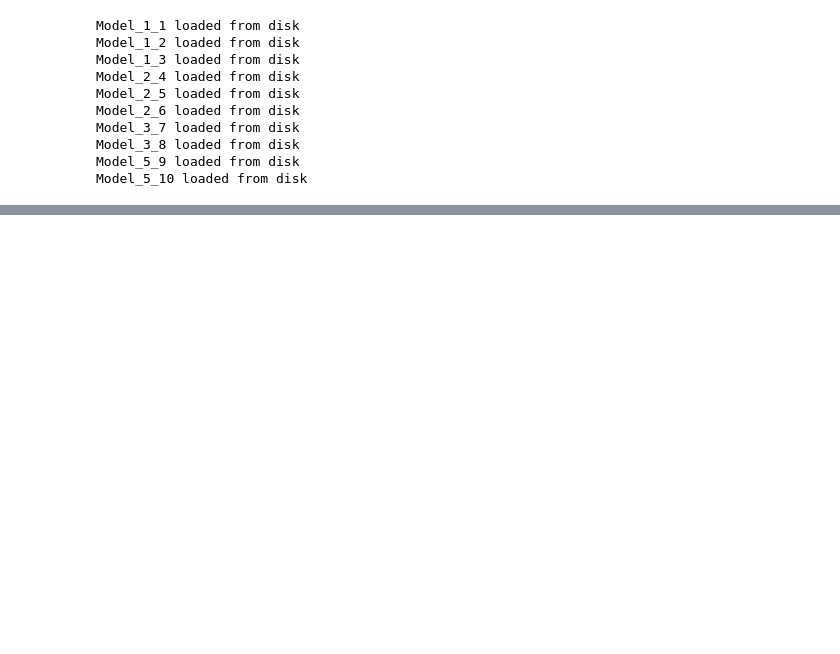
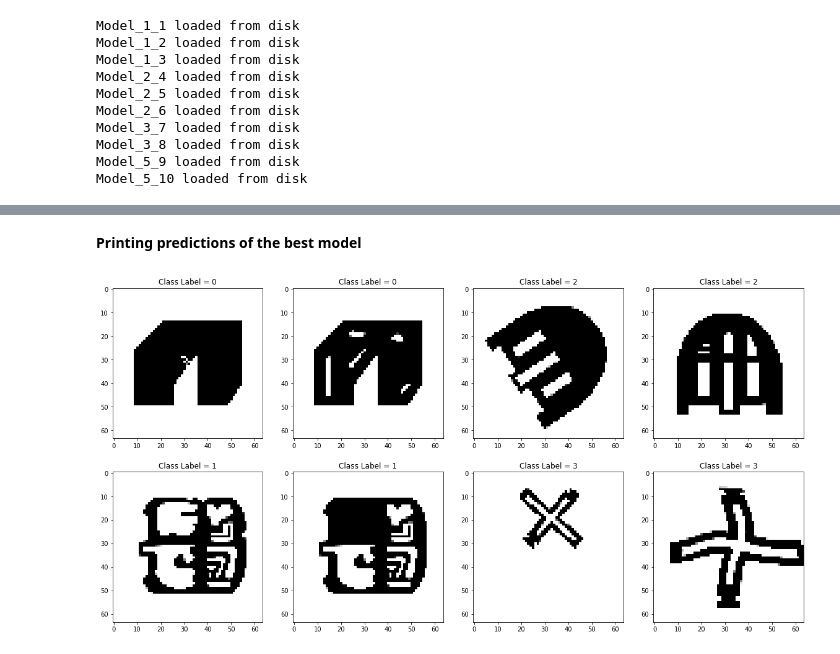
Before and after one commit to arpitp07/ML-and-Predictive-Modeling, a Jupyter notebook: Week 7/Arpit Parihar_Assignment 7.ipynb, the cells around one changed output, grey strips where cells are left out. Drawn from its saved outputs; the diff is of its cells as text; code cells hidden in the pictures; blank space fills up the shorter version.

```diff
--- a/Week 7/Arpit Parihar_Assignment 7.ipynb
+++ b/Week 7/Arpit Parihar_Assignment 7.ipynb
@@ -233,0 +265,13 @@ pd.DataFrame({
+# %% [markdown]
+**Printing predictions of the best model**
+# %%
+fig, axs = plt.subplots(2, 4, figsize=(20, 10));
+
+for (i, file) in enumerate(files):
+    img = image.load_img(file, target_size = (64, 64))
+    img = image.img_to_array(img);
+    _ = axs.flatten()[i].imshow(img.astype(np.uint8))
+    img = np.expand_dims(img, axis = 0)
+    _ = axs.flatten()[i].set_title(f'Class Label = {np.argmax(models["5_10"].predict(img))}');
+# %% [output]
+[figure, added]
```
Also changed, not shown: parts of 16 cells of this notebook, 15 other files.
